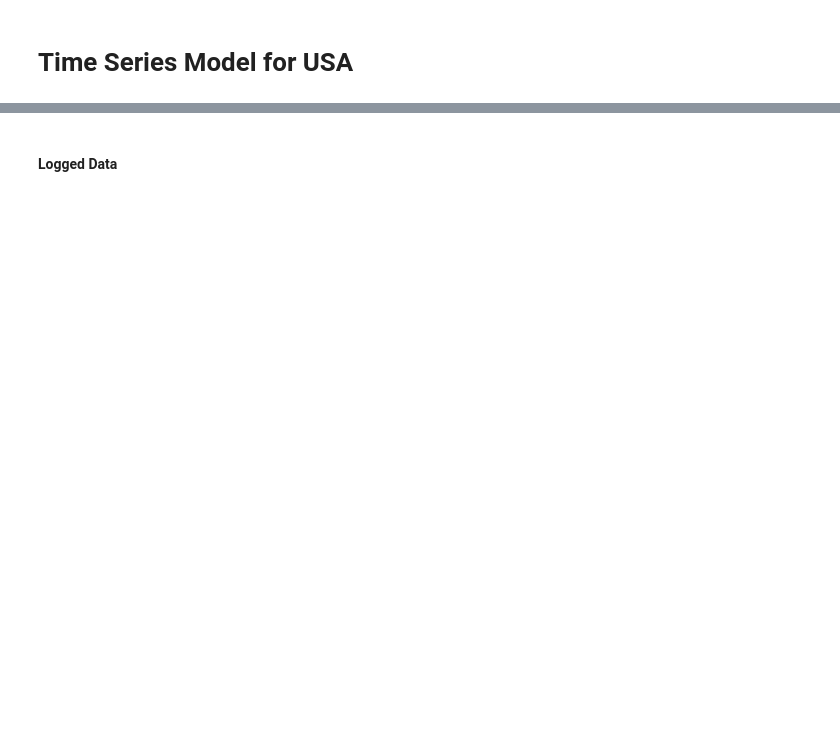
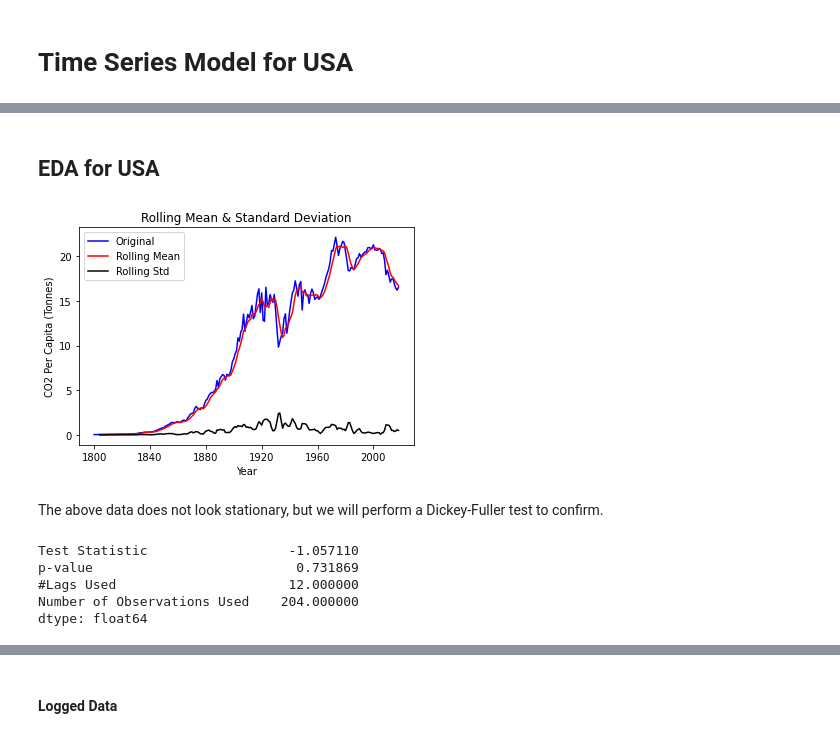
Before and after one commit to Davida1014/CO2_TimeSeries, a Jupyter notebook: CO2_TimeSeries.ipynb, the cells around one changed output, grey strips where cells are left out. Cells and saved outputs as stored; diff of their text form; code cells hidden in the pictures; blank space fills up the shorter version.

```diff
--- a/CO2_TimeSeries.ipynb
+++ b/CO2_TimeSeries.ipynb
@@ -215,0 +261,32 @@ dtype: float64
+# %% [markdown]
+## EDA for USA
+# %%
+# Visualize USA's CO2 emissions per capita since 1800,
+# including 5-year rolling mean and rolling standard deviation
+
+roll_mean = df_USA.rolling(window=5, center=False).mean()
+roll_std = df_USA.rolling(window=5, center=False).std()
+
+plt.plot(df_USA,color='blue', label='Original')
+plt.plot(roll_mean, color='red', label='Rolling Mean')
+plt.plot(roll_std, color='black', label = 'Rolling Std')
+plt.legend(loc='best')
+plt.title('Rolling Mean & Standard Deviation')
+plt.xlabel('Year')
+plt.ylabel('CO2 Per Capita (Tonnes)')
+plt.show(block=False)
+# %% [output]
+[figure, added]
+# %% [markdown]
+The above data does not look stationary, but we will perform a Dickey-Fuller test to confirm.
+# %%
+# Dickey-Fuller test
+test = adfuller(df_USA['co2_per_capita'][1:-1])
+dfoutput = pd.Series(test[0:4], index=['Test Statistic','p-value','#Lags Used','Number of Observations Used'])
+dfoutput
+# %% [output]
+Test Statistic                  -1.057110
+p-value                          0.731869
+#Lags Used                      12.000000
+Number of Observations Used    204.000000
+dtype: float64
```
Also changed, not shown: parts of 177 cells of this notebook, 2 other files.
